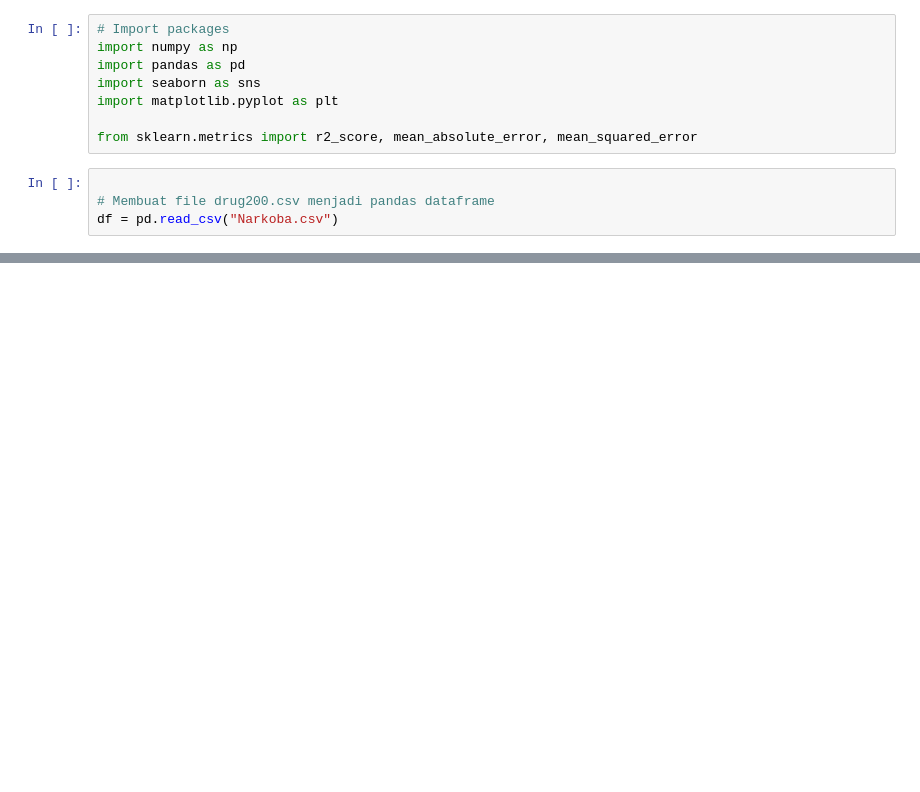
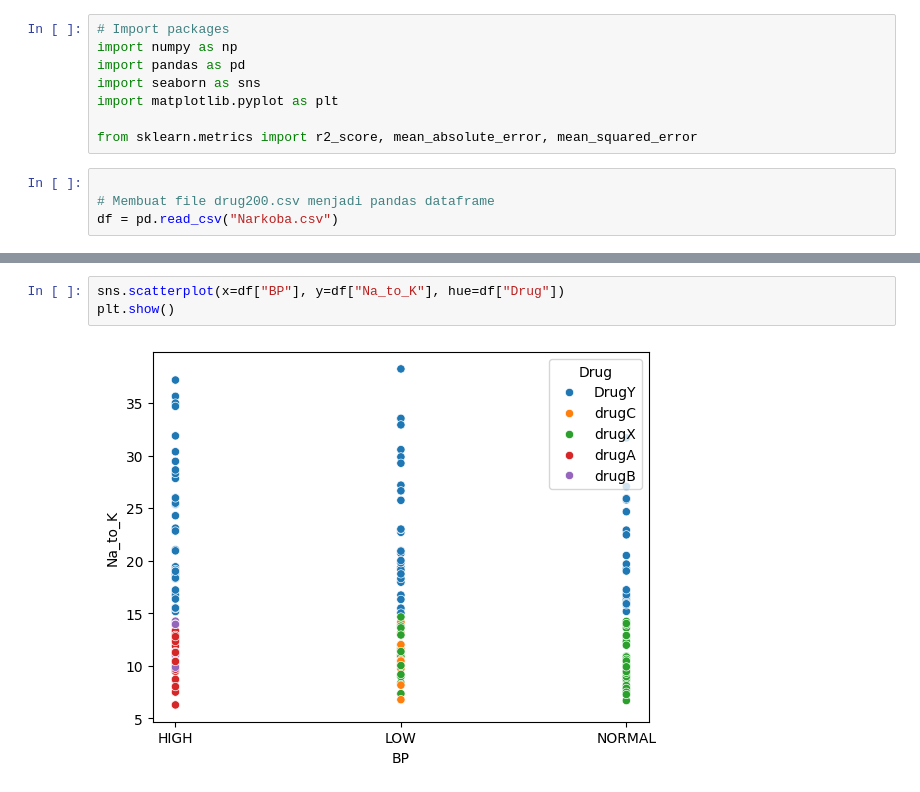
Before and after one commit to stuck-w-yu/Iris_dataset, a Jupyter notebook: Machine_Learning_Pert_1.ipynb, the cells around one changed output, grey strips where cells are left out. Drawn from its saved outputs; the diff is of its cells as text; blank space fills up the shorter version.

```diff
--- a/Machine_Learning_Pert_1.ipynb
+++ b/Machine_Learning_Pert_1.ipynb
@@ -24,0 +51,5 @@ df.head()
+# %%
+sns.scatterplot(x=df["BP"], y=df["Na_to_K"], hue=df["Drug"])
+plt.show()
+# %% [output]
+[figure, added]
```
Also changed, not shown: parts of 13 cells of this notebook.
